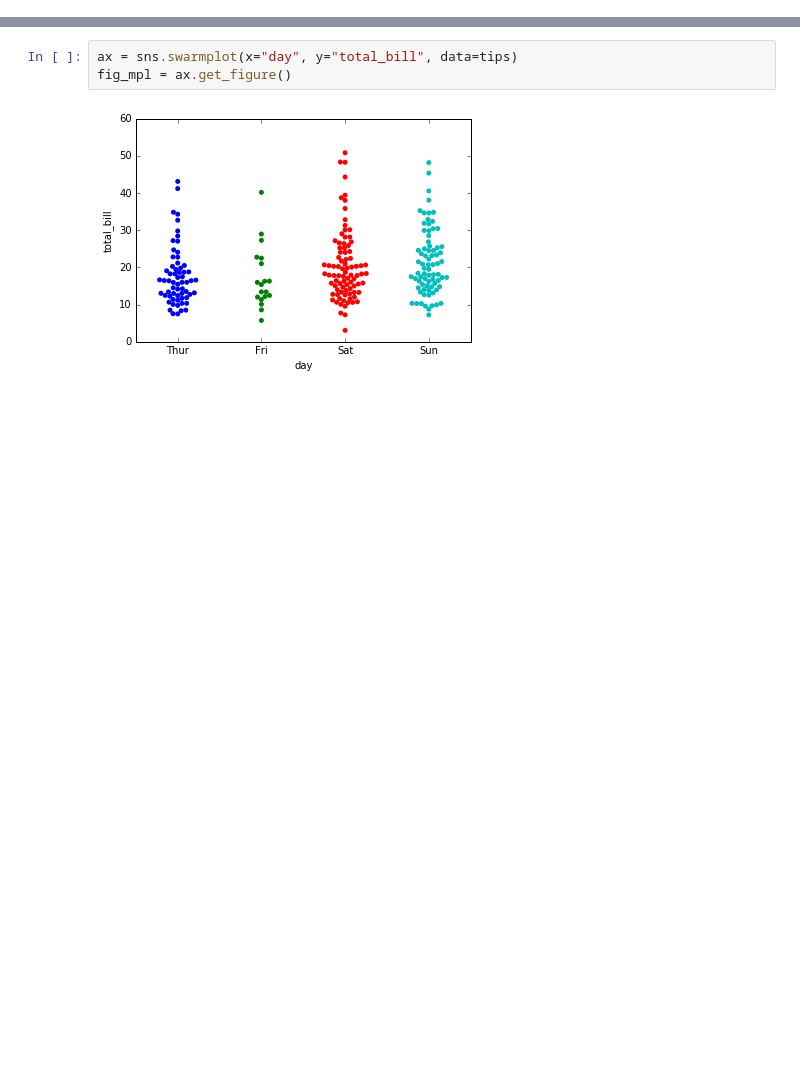
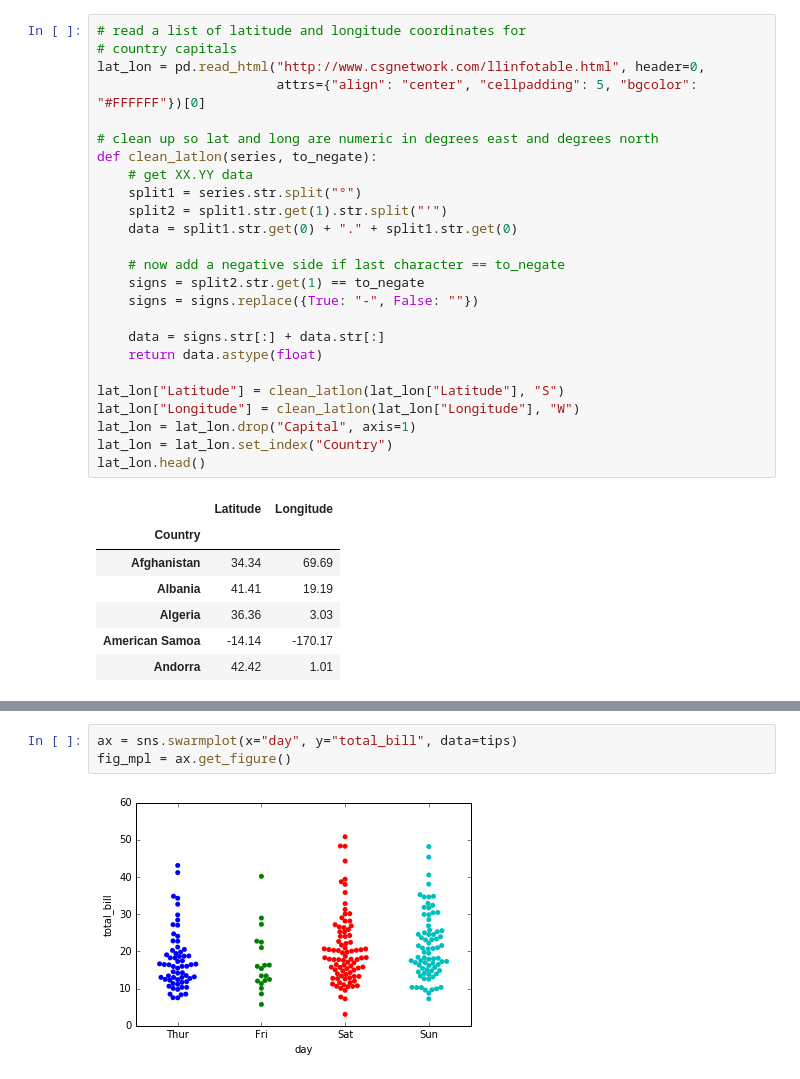
Before and after one commit to DaveBackus/Data_Bootcamp, a Jupyter notebook: Code/IPython/bootcamp_plotly.ipynb, the cells around one changed output, grey strips where cells are left out. Drawn from its saved outputs; the diff is of its cells as text; blank space fills up the shorter version.

```diff
--- a/Code/IPython/bootcamp_plotly.ipynb
+++ b/Code/IPython/bootcamp_plotly.ipynb
@@ -90,0 +82,33 @@ voters.head()
+# %%
+# read a list of latitude and longitude coordinates for
+# country capitals
+lat_lon = pd.read_html("http://www.csgnetwork.com/llinfotable.html", header=0,
+                       attrs={"align": "center", "cellpadding": 5, "bgcolor": "#FFFFFF"})[0]
+
+# clean up so lat and long are numeric in degrees east and degrees north
+def clean_latlon(series, to_negate):
+    # get XX.YY data
+    split1 = series.str.split("°")
+    split2 = split1.str.get(1).str.split("'")
+    data = split1.str.get(0) + "." + split1.str.get(0)
+
+    # now add a negative side if last character == to_negate
+    signs = split2.str.get(1) == to_negate
+    signs = signs.replace({True: "-", False: ""})
+
+    data = signs.str[:] + data.str[:]
+    return data.astype(float)
+
+lat_lon["Latitude"] = clean_latlon(lat_lon["Latitude"], "S")
+lat_lon["Longitude"] = clean_latlon(lat_lon["Longitude"], "W")
+lat_lon = lat_lon.drop("Capital", axis=1)
+lat_lon = lat_lon.set_index("Country")
+lat_lon.head()
+# %% [output]
+|  | Latitude | Longitude |
+| Country |  |  |
+| Afghanistan | 34.34 | 69.69 |
+| Albania | 41.41 | 19.19 |
+| Algeria | 36.36 | 3.03 |
+| American Samoa | -14.14 | -170.17 |
+| Andorra | 42.42 | 1.01 |
```
Also changed, not shown: parts of 36 cells of this notebook.
